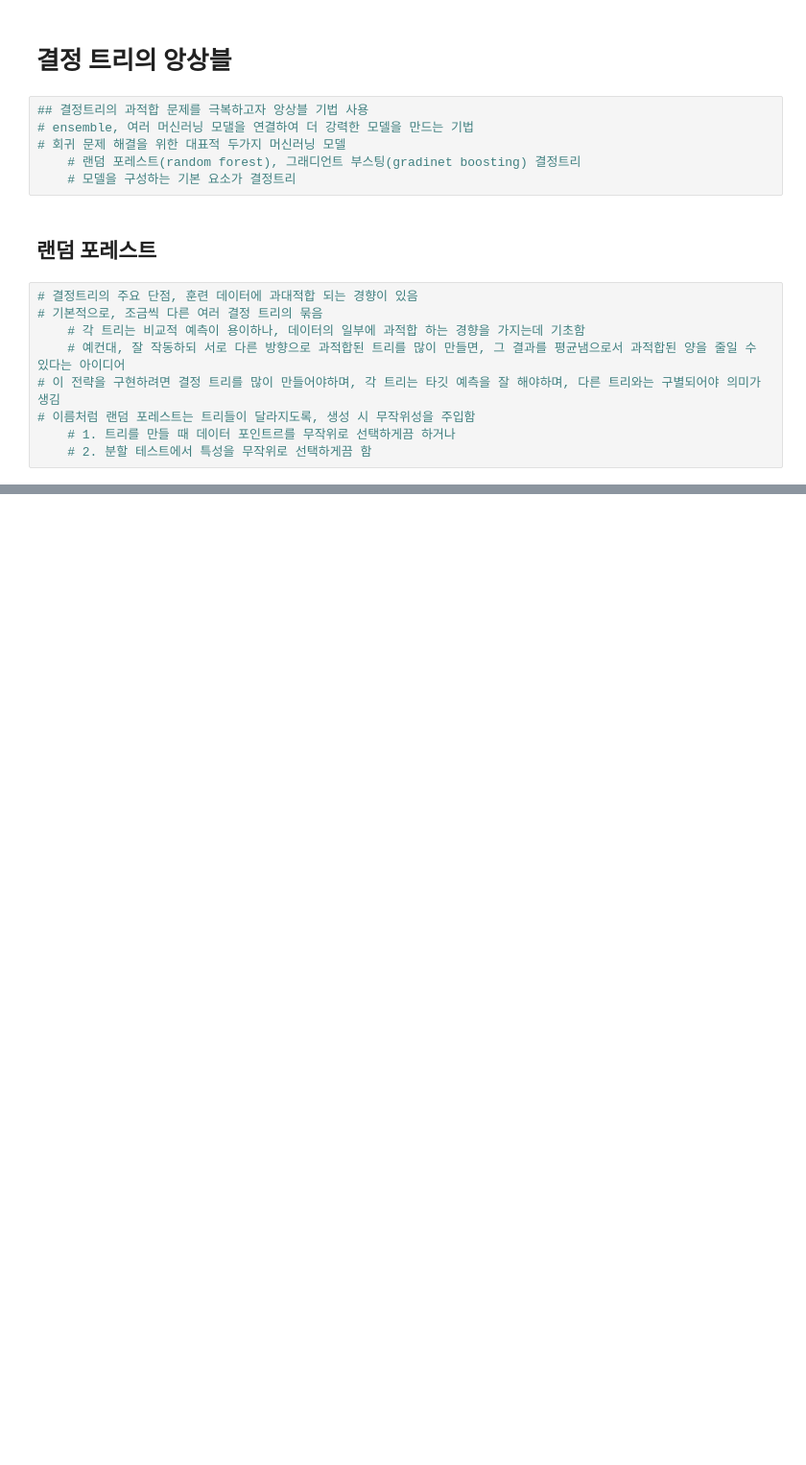
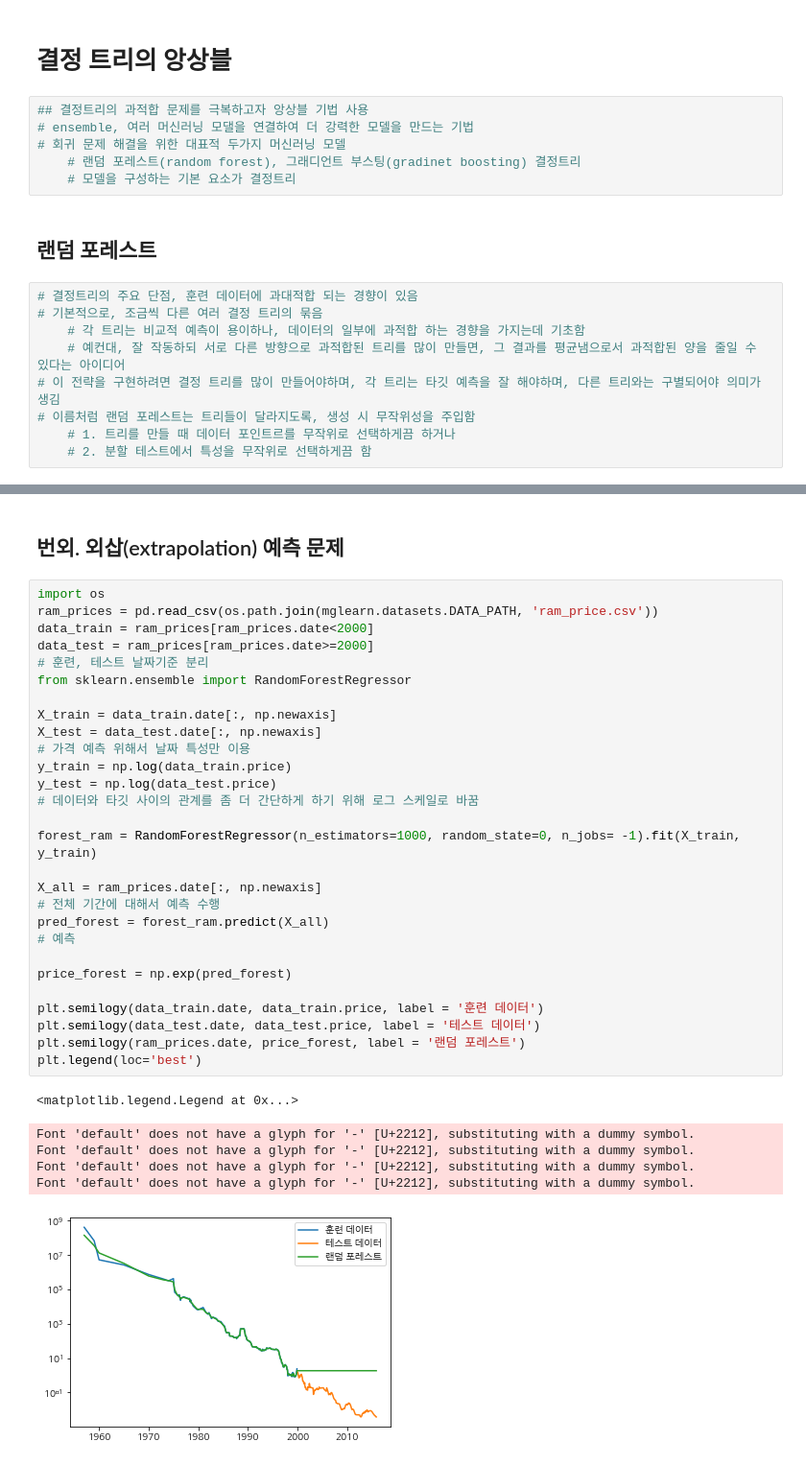
Before and after one commit to sdlee1026/machine, a Jupyter notebook: models/Supervised_Learning/ensemble_of_decisionTree.ipynb, the cells around one changed output, grey strips where cells are left out. Shown at 96% size. Drawn from its saved outputs; the diff is of its cells as text; blank space fills up the shorter version.

```diff
--- a/models/Supervised_Learning/ensemble_of_decisionTree.ipynb
+++ b/models/Supervised_Learning/ensemble_of_decisionTree.ipynb
@@ -19,0 +211,37 @@
+# %% [markdown]
+## 번외. 외삽(extrapolation) 예측 문제
+# %%
+import os
+ram_prices = pd.read_csv(os.path.join(mglearn.datasets.DATA_PATH, 'ram_price.csv'))
+data_train = ram_prices[ram_prices.date<2000]
+data_test = ram_prices[ram_prices.date>=2000]
+# 훈련, 테스트 날짜기준 분리
+from sklearn.ensemble import RandomForestRegressor
+
+X_train = data_train.date[:, np.newaxis]
+X_test = data_test.date[:, np.newaxis]
+# 가격 예측 위해서 날짜 특성만 이용
+y_train = np.log(data_train.price)
+y_test = np.log(data_test.price)
+# 데이터와 타깃 사이의 관계를 좀 더 간단하게 하기 위해 로그 스케일로 바꿈
+
+forest_ram = RandomForestRegressor(n_estimators=1000, random_state=0, n_jobs= -1).fit(X_train, y_train)
+
+X_all = ram_prices.date[:, np.newaxis]
+# 전체 기간에 대해서 예측 수행
+pred_forest = forest_ram.predict(X_all)
+# 예측
+
+price_forest = np.exp(pred_forest)
+
+plt.semilogy(data_train.date, data_train.price, label = '훈련 데이터')
+plt.semilogy(data_test.date, data_test.price, label = '테스트 데이터')
+plt.semilogy(ram_prices.date, price_forest, label = '랜덤 포레스트')
+plt.legend(loc='best')
+# %% [output]
+<matplotlib.legend.Legend at 0x...>
+Font 'default' does not have a glyph for '-' [U+2212], substituting with a dummy symbol.
+Font 'default' does not have a glyph for '-' [U+2212], substituting with a dummy symbol.
+Font 'default' does not have a glyph for '-' [U+2212], substituting with a dummy symbol.
+Font 'default' does not have a glyph for '-' [U+2212], substituting with a dummy symbol.
+[figure, added]
```
Also changed, not shown: parts of 22 cells of this notebook.
